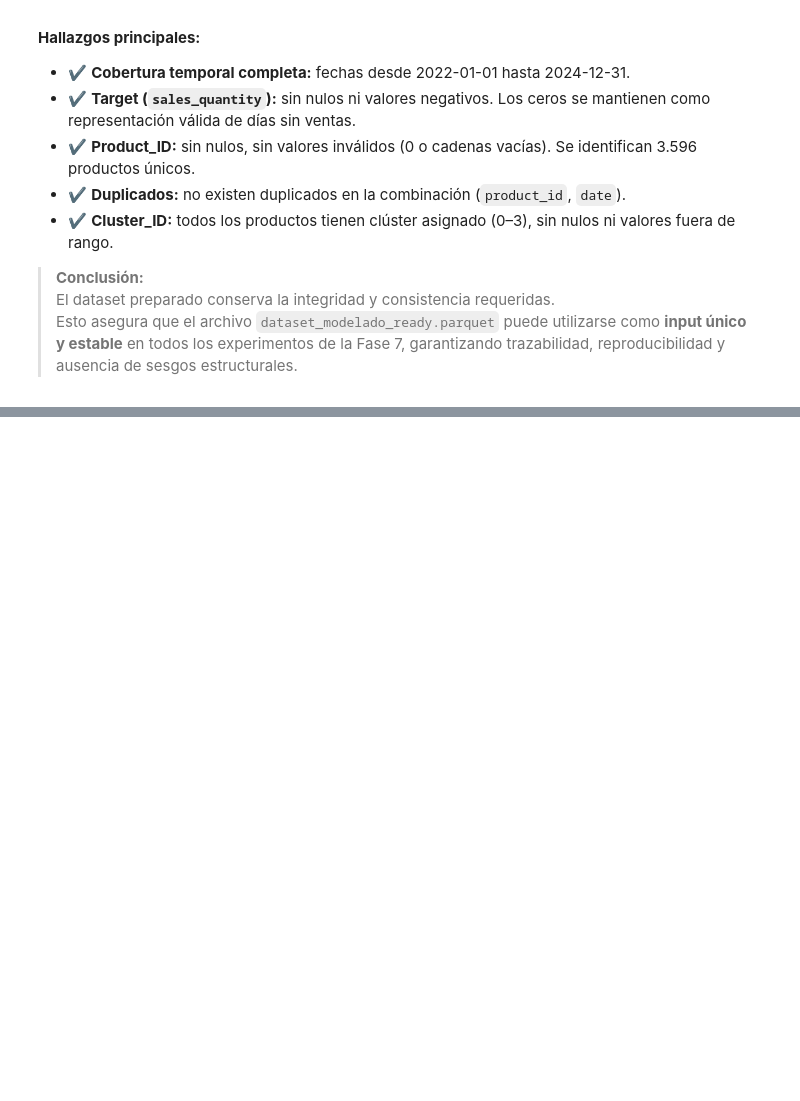
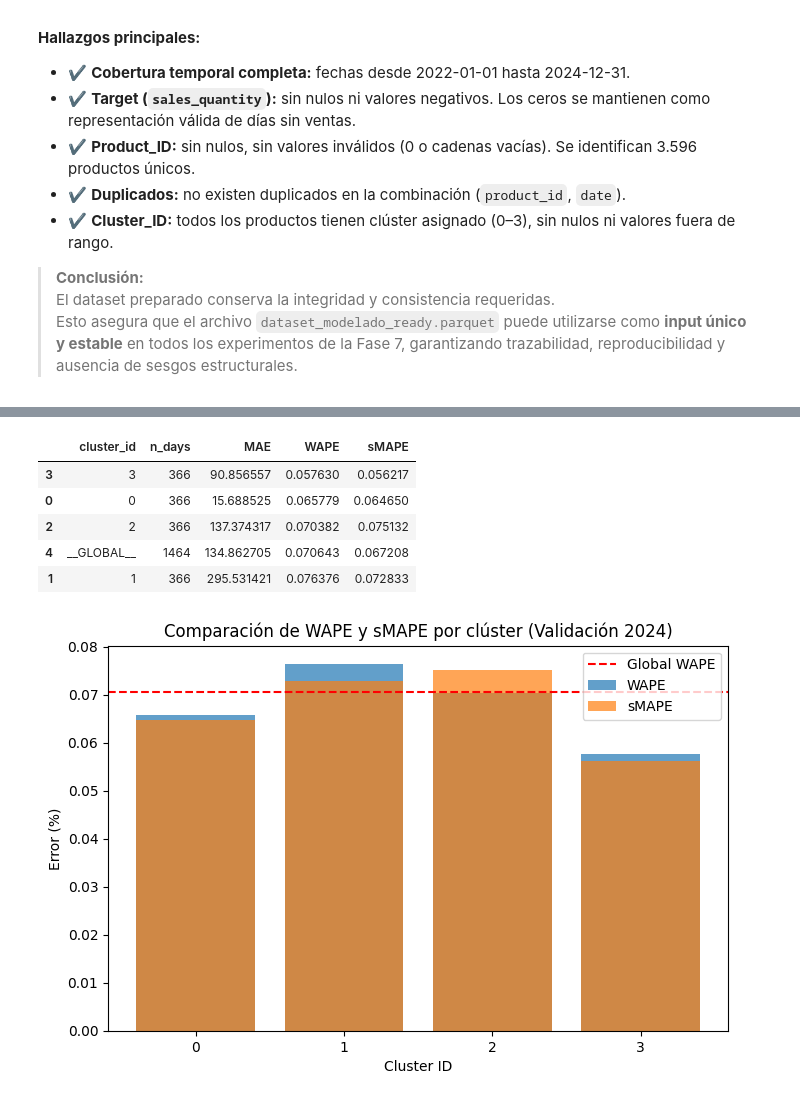
Before and after one commit to CrisRodFer/PFM2_Asistente_Compras_Inteligente, a Jupyter notebook: notebooks/PFM2_Modelado_y_app.ipynb, the cells around one changed output, grey strips where cells are left out. Saved outputs shown, nothing was run; the diff lists cells and outputs as text; code cells hidden in the pictures; blank space fills up the shorter version.

```diff
--- a/notebooks/PFM2_Modelado_y_app.ipynb
+++ b/notebooks/PFM2_Modelado_y_app.ipynb
@@ -841,0 +1570,34 @@ Esto asegura que el archivo `dataset_modelado_ready.parquet` puede utilizarse co
+# %%
+import pandas as pd
+import matplotlib.pyplot as plt
+
+# Cargar métricas de validación
+metrics_val = pd.read_csv(
+    r"C:\Users\crisr\Desktop\Máster Data Science & IA\PROYECTO\PFM2_Asistente_Compras_Inteligente\reports\baselines\seasonal_naive\metrics_validation.csv"
+)
+
+# Filtrar los clústeres (excluir el global para el gráfico de barras)
+clusters = metrics_val[metrics_val["cluster_id"] != "__GLOBAL__"]
+
+# Tabla ordenada por WAPE (puedes verla en el notebook directamente)
+display(metrics_val.sort_values("WAPE"))
+
+# Gráfico comparativo WAPE y sMAPE por clúster
+plt.figure(figsize=(8,5))
+plt.bar(clusters["cluster_id"].astype(str), clusters["WAPE"], label="WAPE", alpha=0.7)
+plt.bar(clusters["cluster_id"].astype(str), clusters["sMAPE"], label="sMAPE", alpha=0.7)
+plt.axhline(metrics_val.loc[metrics_val["cluster_id"]=="__GLOBAL__","WAPE"].values[0],
+            color="red", linestyle="--", label="Global WAPE")
+plt.title("Comparación de WAPE y sMAPE por clúster (Validación 2024)")
+plt.xlabel("Cluster ID")
+plt.ylabel("Error (%)")
+plt.legend()
+plt.show()
+# %% [output]
+|  | cluster_id | n_days | MAE | WAPE | sMAPE |
+| 3 | 3 | 366 | 90.856557 | 0.057630 | 0.056217 |
+| 0 | 0 | 366 | 15.688525 | 0.065779 | 0.064650 |
+| 2 | 2 | 366 | 137.374317 | 0.070382 | 0.075132 |
+| 4 | __GLOBAL__ | 1464 | 134.862705 | 0.070643 | 0.067208 |
+| 1 | 1 | 366 | 295.531421 | 0.076376 | 0.072833 |
+[figure, added]
```
Also changed, not shown: parts of 27 cells of this notebook, 5 other files.
